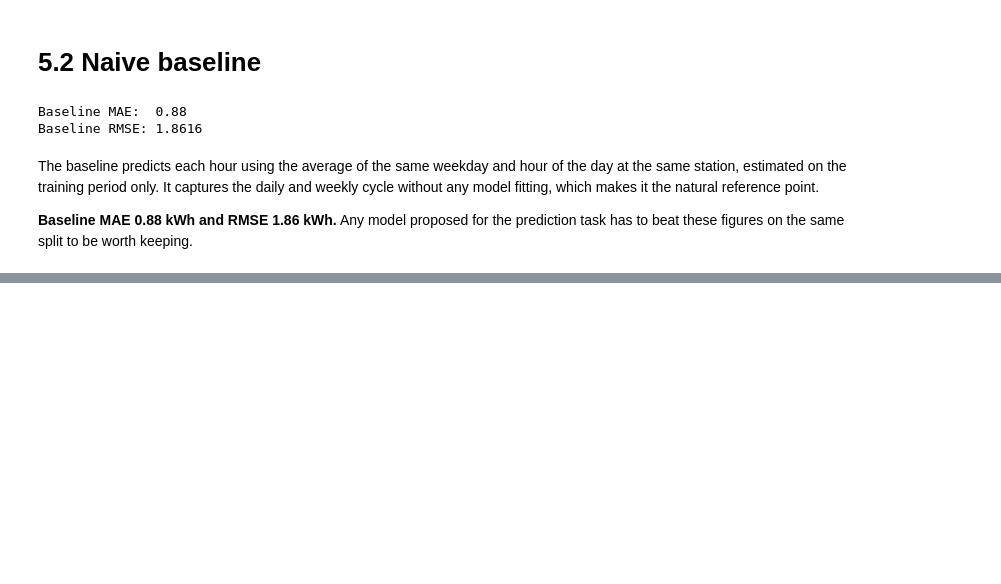
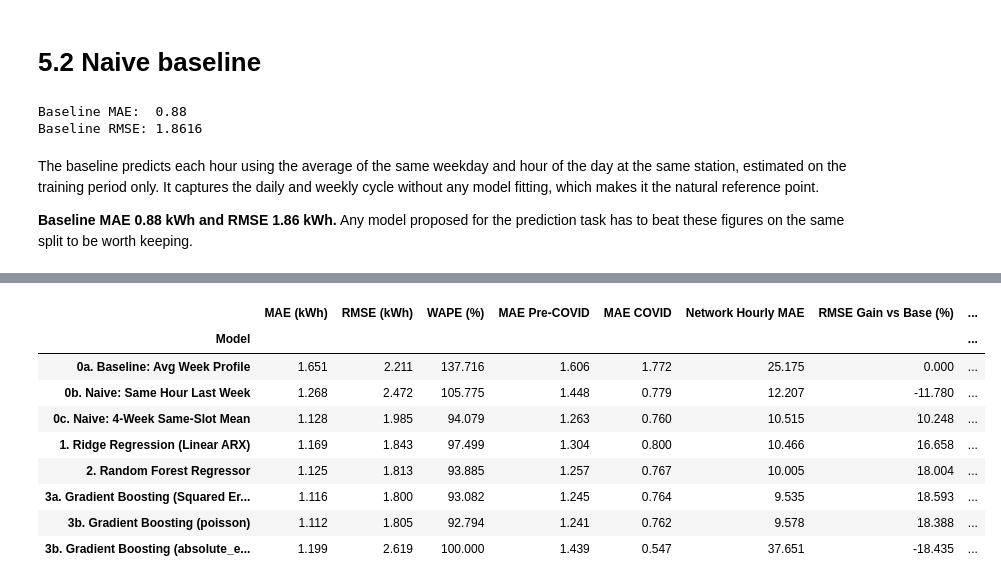
Before and after one commit to FridaGi/ITBA, a Jupyter notebook: ITBA_Project.ipynb, the cells around one changed output, grey strips where cells are left out. Saved outputs shown, nothing was run; the diff lists cells and outputs as text; code cells hidden in the pictures; blank space fills up the shorter version.

```diff
--- a/ITBA_Project.ipynb
+++ b/ITBA_Project.ipynb
@@ -907,0 +1119,71 @@ The baseline predicts each hour using the average of the same weekday and hour o
+# %%
+results = []
+
+# 0a. Group's Naïve Baseline: average weekday-hour profile per station (train only)
+prof = train_op.groupby(["Station Name", "dow", "hod"])["Energy"].mean().rename("base").reset_index()
+test = test.merge(prof, on=["Station Name", "dow", "hod"], how="left")
+test["base"] = test["base"].fillna(train_op["Energy"].mean())
+results.append(evaluate("0a. Baseline: Avg Week Profile", test["base"].values))
+
+# 0b & 0c. Stronger rolling Naïve references
+results.append(evaluate("0b. Naive: Same Hour Last Week", test["lag_168"].values))
+results.append(evaluate("0c. Naive: 4-Week Same-Slot Mean", test["mean_same_slot_4w"].values))
+
+# 1. Ridge Regression (Linear ARX benchmark)
+cat_cols = ["hod", "dow", "month", "site_code"]
+num_cols = [c for c in FEATURES if c not in cat_cols]
+ridge = make_pipeline(
+    ColumnTransformer([
+        ("cat", OneHotEncoder(handle_unknown="ignore"), cat_cols),
+        ("num", StandardScaler(), num_cols)
+    ]),
+    Ridge(alpha=10.0)
+)
+ridge.fit(train[FEATURES], train["Energy"])
+p_ridge = np.clip(ridge.predict(test[FEATURES]), 0, None)
+results.append(evaluate("1. Ridge Regression (Linear ARX)", p_ridge))
+
+# 2. Random Forest Regressor (Non-linear bagging benchmark)
+rf = RandomForestRegressor(
+    n_estimators=60, max_depth=14, min_samples_leaf=50,
+    max_samples=0.25, n_jobs=-1, random_state=42
+)
+rf.fit(train[FEATURES], train["Energy"])
+p_rf = np.clip(rf.predict(test[FEATURES]), 0, None)
+results.append(evaluate("2. Random Forest Regressor", p_rf))
+
+# 3. Gradient Boosting with expanding-window TimeSeriesSplit CV inside train
+cat_idx = [FEATURES.index("site_code")]
+base_hgb = HistGradientBoostingRegressor(
+    max_iter=250, min_samples_leaf=100, l2_regularization=1.0,
+    categorical_features=cat_idx, random_state=42
+)
+grid = GridSearchCV(
+    base_hgb,
+    param_grid={"learning_rate": [0.05, 0.1], "max_leaf_nodes": [31, 63]},
+    cv=TimeSeriesSplit(n_splits=3),
+    scoring="neg_root_mean_squared_error",
+    n_jobs=-1
+)
+grid.fit(train[FEATURES], train["Energy"])
+print("Best Gradient Boosting hyperparameters:", grid.best_params_)
+
+best_hgb = grid.best_estimator_
+p_hgb = np.clip(best_hgb.predict(test[FEATURES]), 0, None)
+results.append(evaluate("3a. Gradient Boosting (Squared Error)", p_hgb))
+
+# Compare alternative loss functions for zero-inflated demand
+for loss in ["poisson", "absolute_error"]:
+    m = HistGradientBoostingRegressor(
+        loss=loss, max_iter=250, min_samples_leaf=100, l2_regularization=1.0,
+        categorical_features=cat_idx, random_state=42, **grid.best_params_
+    )
+    m.fit(train[FEATURES], train["Energy"])
+    p_loss = np.clip(m.predict(test[FEATURES]), 0, None)
+    results.append(evaluate(f"3b. Gradient Boosting ({loss})", p_loss))
+
+res_df = pd.DataFrame(results).set_index("Model")
+res_df["RMSE Gain vs Base (%)"] = (1 - res_df["RMSE (kWh)"] / res_df.loc["0a. Baseline: Avg Week Profile", "RMSE (kWh)"]) * 100
+res_df["Net MAE Gain vs Base (%)"] = (1 - res_df["Network Hourly MAE"] / res_df.loc["0a. Baseline: Avg Week Profile", "Network Hourly MAE"]) * 100
+display(res_df.round(3))
+# %% [output]
@@ -907,0 +1191,10 @@ The baseline predicts each hour using the average of the same weekday and hour o
+|  | MAE (kWh) | RMSE (kWh) | WAPE (%) | MAE Pre-COVID | MAE COVID | Network Hourly MAE | RMSE Gain vs Base (%) | ... |
+| Model |  |  |  |  |  |  |  | ... |
+| 0a. Baseline: Avg Week Profile | 1.651 | 2.211 | 137.716 | 1.606 | 1.772 | 25.175 | 0.000 | ... |
+| 0b. Naive: Same Hour Last Week | 1.268 | 2.472 | 105.775 | 1.448 | 0.779 | 12.207 | -11.780 | ... |
+| 0c. Naive: 4-Week Same-Slot Mean | 1.128 | 1.985 | 94.079 | 1.263 | 0.760 | 10.515 | 10.248 | ... |
+| 1. Ridge Regression (Linear ARX) | 1.169 | 1.843 | 97.499 | 1.304 | 0.800 | 10.466 | 16.658 | ... |
+| 2. Random Forest Regressor | 1.125 | 1.813 | 93.885 | 1.257 | 0.767 | 10.005 | 18.004 | ... |
+| 3a. Gradient Boosting (Squared Er... | 1.116 | 1.800 | 93.082 | 1.245 | 0.764 | 9.535 | 18.593 | ... |
+| 3b. Gradient Boosting (poisson) | 1.112 | 1.805 | 92.794 | 1.241 | 0.762 | 9.578 | 18.388 | ... |
+| 3b. Gradient Boosting (absolute_e... | 1.199 | 2.619 | 100.000 | 1.439 | 0.547 | 37.651 | -18.435 | ... |
```
Also changed, not shown: parts of 15 cells of this notebook, 1 other file.
